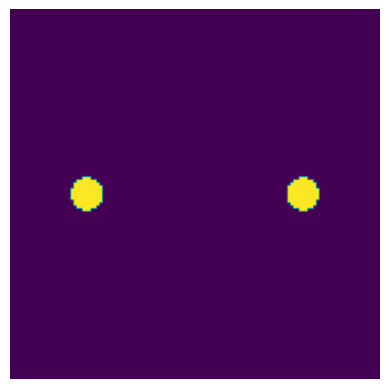
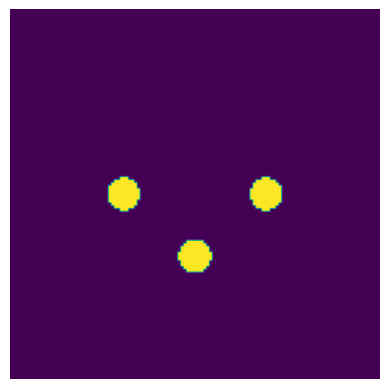
The change to this notebook cell's code, shown as a diff; its figure went from the first image to the second:
--- before
+++ after
@@ -1,2 +1,2 @@
-plt.imshow(output_chans[0] + output_chans[1])
+plt.imshow(output_chans[0] + output_chans[1] + output_chans[2])
 plt.axis('off')

Commit: Enabled configuration for three-mode sorting (actually, I think this can do sorting w/ arbitrary modes now, but need to be careful with the configuration.